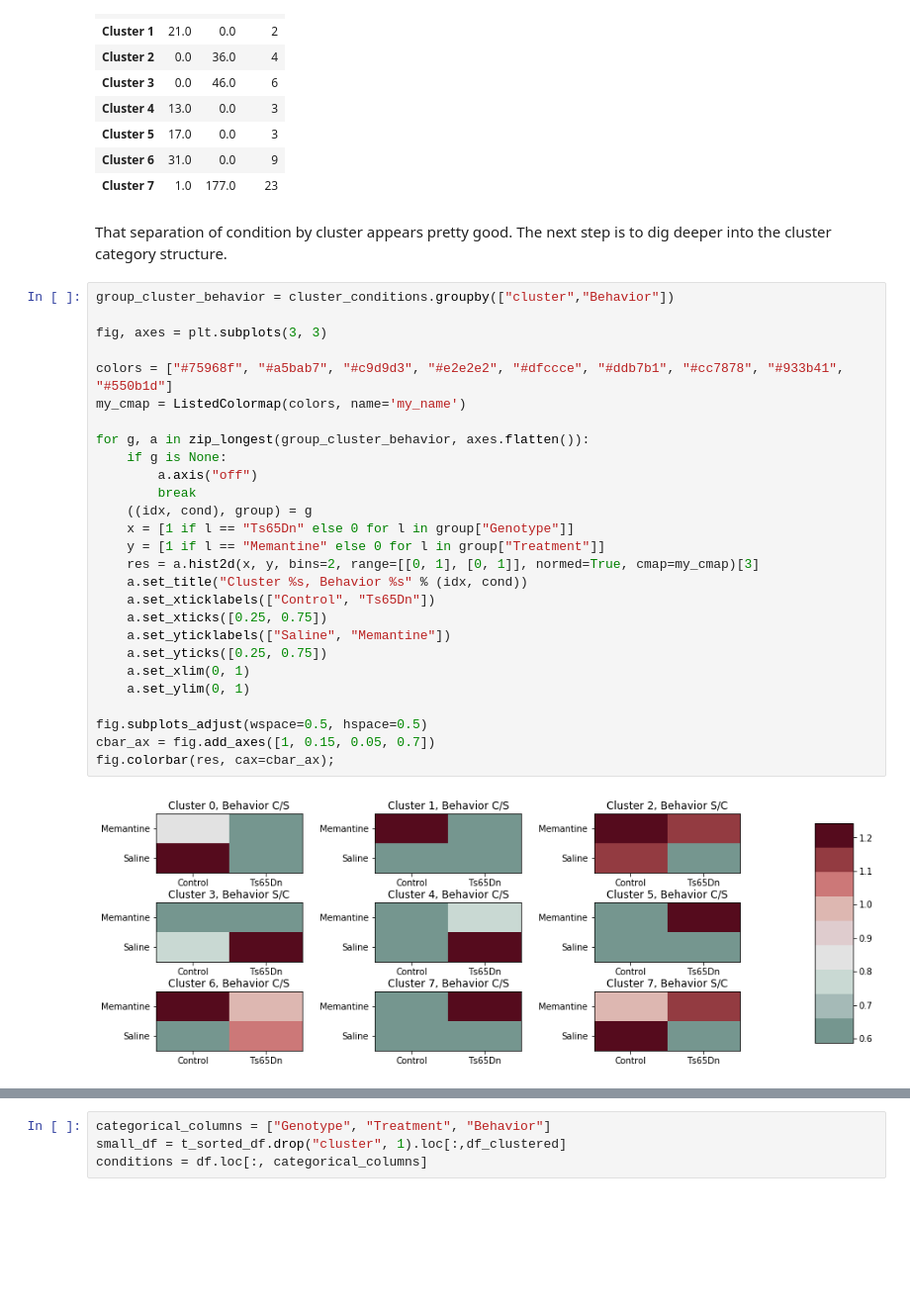
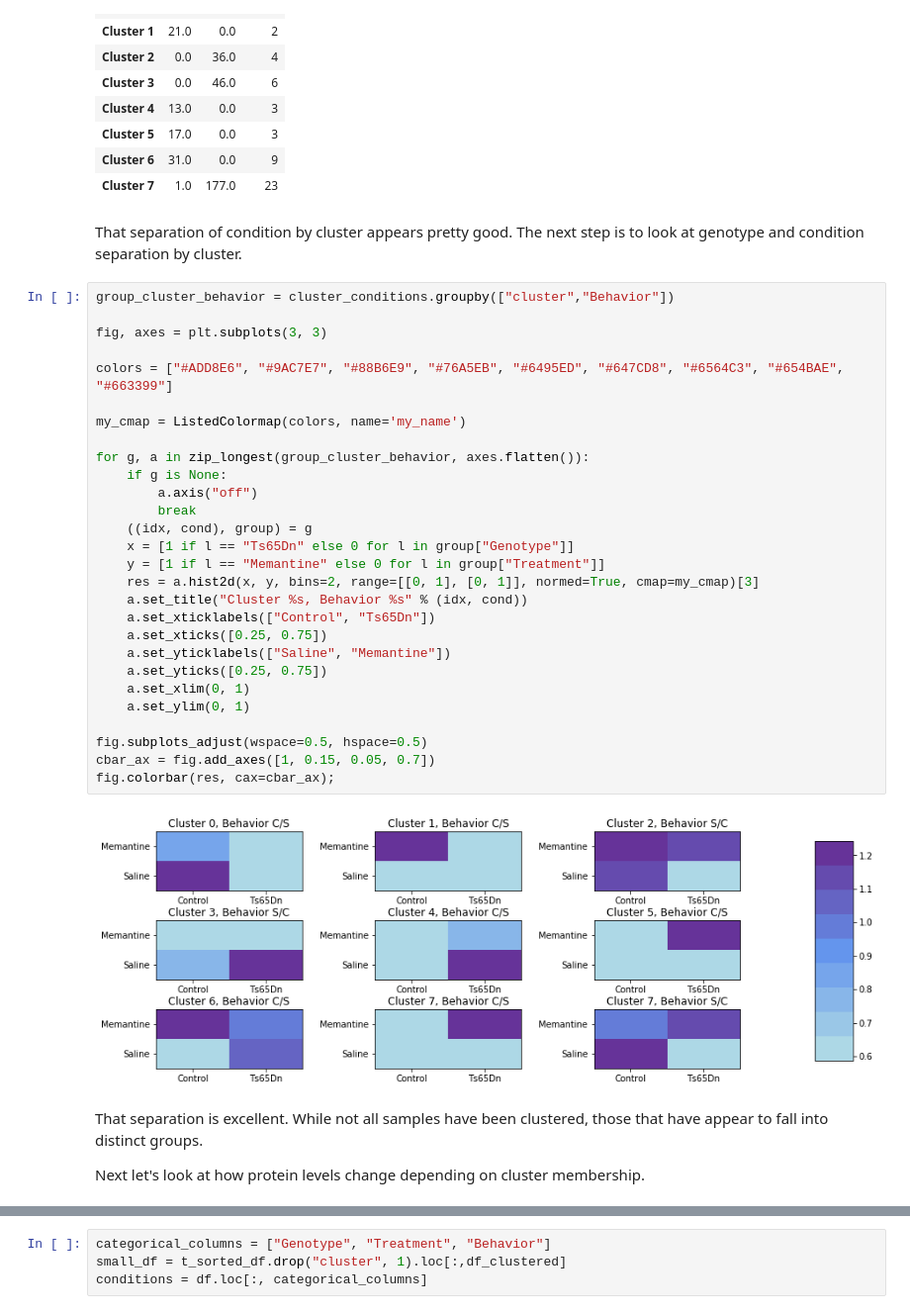
Before and after one commit to nathan-rice/exploratory-data-analysis, a Jupyter notebook: Exploratory Data Analysis in Python.ipynb, the cells around one changed output, grey strips where cells are left out. Shown at 99% size. Drawn from its saved outputs; the diff is of its cells as text; blank space fills up the shorter version.

Commit message:
More thorough analysis, some tweaks to visualizations.

```diff
--- a/Exploratory Data Analysis in Python.ipynb
+++ b/Exploratory Data Analysis in Python.ipynb
@@ -317,36 +394,41 @@ behavior_counts.join(mice)
 | Cluster 6 | 31.0 | 0.0 | 9 |
 | Cluster 7 | 1.0 | 177.0 | 23 |
 # %% [markdown]
-That separation of condition by cluster appears pretty good.  The next step is to dig deeper into the cluster category structure.
+That separation of condition by cluster appears pretty good.  The next step is to look at genotype and condition separation by cluster.
 # %%
 group_cluster_behavior = cluster_conditions.groupby(["cluster","Behavior"])
 
 fig, axes = plt.subplots(3, 3)
 
-colors = ["#75968f", "#a5bab7", "#c9d9d3", "#e2e2e2", "#dfccce", "#ddb7b1", "#cc7878", "#933b41", "#550b1d"]
+colors = ["#ADD8E6", "#9AC7E7", "#88B6E9", "#76A5EB", "#6495ED", "#647CD8", "#6564C3", "#654BAE", "#663399"]
+
 my_cmap = ListedColormap(colors, name='my_name')
 
 for g, a in zip_longest(group_cluster_behavior, axes.flatten()):
     if g is None:
         a.axis("off")
         break
     ((idx, cond), group) = g
     x = [1 if l == "Ts65Dn" else 0 for l in group["Genotype"]]
     y = [1 if l == "Memantine" else 0 for l in group["Treatment"]]
     res = a.hist2d(x, y, bins=2, range=[[0, 1], [0, 1]], normed=True, cmap=my_cmap)[3]
     a.set_title("Cluster %s, Behavior %s" % (idx, cond))
     a.set_xticklabels(["Control", "Ts65Dn"])
     a.set_xticks([0.25, 0.75])
     a.set_yticklabels(["Saline", "Memantine"])
     a.set_yticks([0.25, 0.75])
     a.set_xlim(0, 1)
     a.set_ylim(0, 1)
 
 fig.subplots_adjust(wspace=0.5, hspace=0.5)
 cbar_ax = fig.add_axes([1, 0.15, 0.05, 0.7])
 fig.colorbar(res, cax=cbar_ax);
 # %% [output]
-[figure, old version]
+[figure, new version]
+# %% [markdown]
+That separation is excellent.  While not all samples have been clustered, those that have appear to fall into distinct groups.
+
+Next let's look at how protein levels change depending on cluster membership.
 # %%
 def diff_genes(df):
     return df.apply(lambda x: x.mean() - 0.5).sort_values()
```
Also changed, not shown: parts of 55 cells of this notebook, 1 other file.
